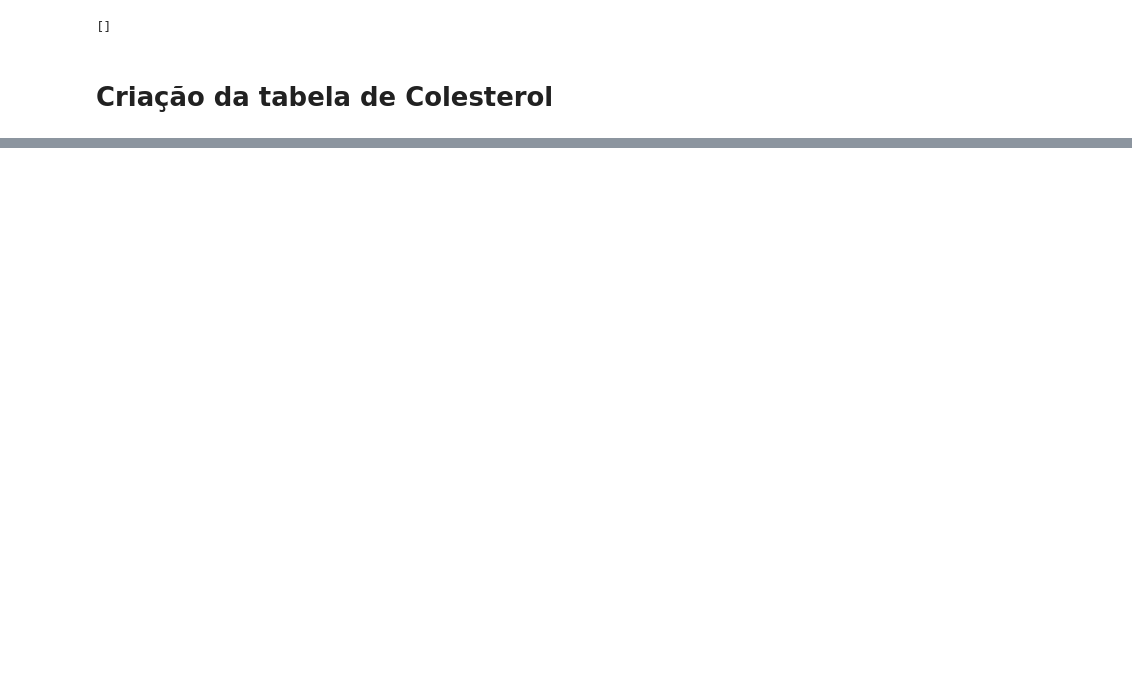
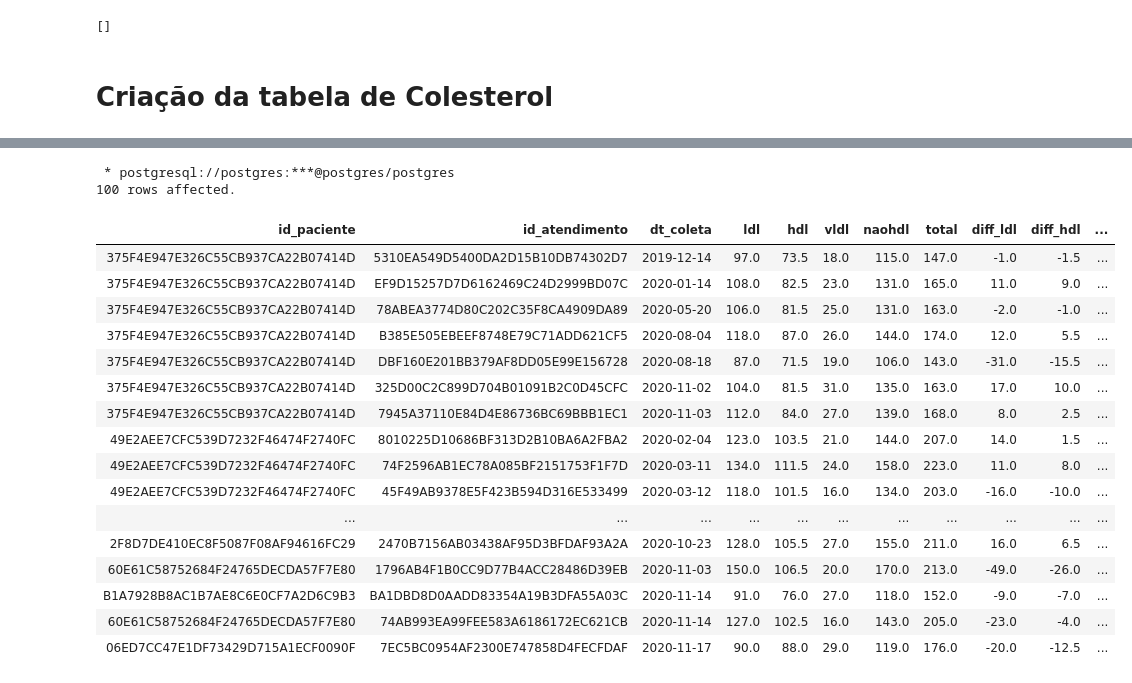
Before and after one commit to de-abreu/data-mining, a Jupyter notebook: notebooks/03-SQL-Analitico-Window-Functions/analise_colesterol.ipynb, the cells around one changed output, grey strips where cells are left out. Cells and saved outputs as stored; diff of their text form; code cells hidden in the pictures; blank space fills up the shorter version.

```diff
--- a/notebooks/03-SQL-Analitico-Window-Functions/analise_colesterol.ipynb
+++ b/notebooks/03-SQL-Analitico-Window-Functions/analise_colesterol.ipynb
@@ -222,0 +414,69 @@ LIMIT 10;]
+# %%
+%%sql
+WITH
+resultados_com_anterior AS(
+SELECT
+    id_paciente,
+    id_atendimento,
+    dt_coleta,
+
+    LDL,
+    HDL,
+    VLDL,
+    NaoHDL,
+    Total,
+
+    LAG(LDL) OVER(PARTITION BY id_paciente ORDER BY dt_coleta) AS LDL_anterior,
+    LAG(HDL) OVER(PARTITION BY id_paciente ORDER BY dt_coleta) AS HDL_anterior,
+    LAG(VLDL) OVER(PARTITION BY id_paciente ORDER BY dt_coleta) AS VLDL_anterior,
+    LAG(NaoHDL) OVER(PARTITION BY id_paciente ORDER BY dt_coleta) AS NaoHDL_anterior,
+    LAG(Total) OVER(PARTITION BY id_paciente ORDER BY dt_coleta) AS Total_anterior,
+
+    ROW_NUMBER() OVER(PARTITION BY id_paciente ORDER BY dt_coleta) AS row_number
+
+FROM ExamesPivotados
+)
+SELECT
+    id_paciente,
+    id_atendimento,
+    dt_coleta,
+
+    LDL,
+    HDL,
+    VLDL,
+    NaoHDL,
+    Total,
+
+    LDL - LDL_anterior AS diff_LDL,
+    HDL - HDL_anterior AS diff_HDL,
+    VLDL - VLDL_anterior AS diff_VLDL,
+    NaoHDL - NaoHDL_anterior AS diff_NaoHDL,
+    Total - Total_anterior AS diff_Total,
+    row_number
+
+FROM resultados_com_anterior
+WHERE row_number <> 1
+ORDER BY
+    COUNT(*) OVER(PARTITION BY id_paciente) DESC,
+    dt_coleta
+LIMIT 100;
+# %% [output]
+ * postgresql://postgres:***@postgres/postgres
+100 rows affected.
+| id_paciente | id_atendimento | dt_coleta | ldl | hdl | vldl | naohdl | total | diff_ldl | diff_hdl | ... |
+| 375F4E947E326C55CB937CA22B07414D | 5310EA549D5400DA2D15B10DB74302D7 | 2019-12-14 | 97.0 | 73.5 | 18.0 | 115.0 | 147.0 | -1.0 | -1.5 | ... |
+| 375F4E947E326C55CB937CA22B07414D | EF9D15257D7D6162469C24D2999BD07C | 2020-01-14 | 108.0 | 82.5 | 23.0 | 131.0 | 165.0 | 11.0 | 9.0 | ... |
+| 375F4E947E326C55CB937CA22B07414D | 78ABEA3774D80C202C35F8CA4909DA89 | 2020-05-20 | 106.0 | 81.5 | 25.0 | 131.0 | 163.0 | -2.0 | -1.0 | ... |
+| 375F4E947E326C55CB937CA22B07414D | B385E505EBEEF8748E79C71ADD621CF5 | 2020-08-04 | 118.0 | 87.0 | 26.0 | 144.0 | 174.0 | 12.0 | 5.5 | ... |
+| 375F4E947E326C55CB937CA22B07414D | DBF160E201BB379AF8DD05E99E156728 | 2020-08-18 | 87.0 | 71.5 | 19.0 | 106.0 | 143.0 | -31.0 | -15.5 | ... |
+| 375F4E947E326C55CB937CA22B07414D | 325D00C2C899D704B01091B2C0D45CFC | 2020-11-02 | 104.0 | 81.5 | 31.0 | 135.0 | 163.0 | 17.0 | 10.0 | ... |
+| 375F4E947E326C55CB937CA22B07414D | 7945A37110E84D4E86736BC69BBB1EC1 | 2020-11-03 | 112.0 | 84.0 | 27.0 | 139.0 | 168.0 | 8.0 | 2.5 | ... |
+| 49E2AEE7CFC539D7232F46474F2740FC | 8010225D10686BF313D2B10BA6A2FBA2 | 2020-02-04 | 123.0 | 103.5 | 21.0 | 144.0 | 207.0 | 14.0 | 1.5 | ... |
+| 49E2AEE7CFC539D7232F46474F2740FC | 74F2596AB1EC78A085BF2151753F1F7D | 2020-03-11 | 134.0 | 111.5 | 24.0 | 158.0 | 223.0 | 11.0 | 8.0 | ... |
+| 49E2AEE7CFC539D7232F46474F2740FC | 45F49AB9378E5F423B594D316E533499 | 2020-03-12 | 118.0 | 101.5 | 16.0 | 134.0 | 203.0 | -16.0 | -10.0 | ... |
+| ... | ... | ... | ... | ... | ... | ... | ... | ... | ... | ... |
+| 2F8D7DE410EC8F5087F08AF94616FC29 | 2470B7156AB03438AF95D3BFDAF93A2A | 2020-10-23 | 128.0 | 105.5 | 27.0 | 155.0 | 211.0 | 16.0 | 6.5 | ... |
+| 60E61C58752684F24765DECDA57F7E80 | 1796AB4F1B0CC9D77B4ACC28486D39EB | 2020-11-03 | 150.0 | 106.5 | 20.0 | 170.0 | 213.0 | -49.0 | -26.0 | ... |
+| B1A7928B8AC1B7AE8C6E0CF7A2D6C9B3 | BA1DBD8D0AADD83354A19B3DFA55A03C | 2020-11-14 | 91.0 | 76.0 | 27.0 | 118.0 | 152.0 | -9.0 | -7.0 | ... |
+| 60E61C58752684F24765DECDA57F7E80 | 74AB993EA99FEE583A6186172EC621CB | 2020-11-14 | 127.0 | 102.5 | 16.0 | 143.0 | 205.0 | -23.0 | -4.0 | ... |
+| 06ED7CC47E1DF73429D715A1ECF0090F | 7EC5BC0954AF2300E747858D4FECFDAF | 2020-11-17 | 90.0 | 88.0 | 29.0 | 119.0 | 176.0 | -20.0 | -12.5 | ... |
```
Also changed, not shown: parts of 27 cells of this notebook.
